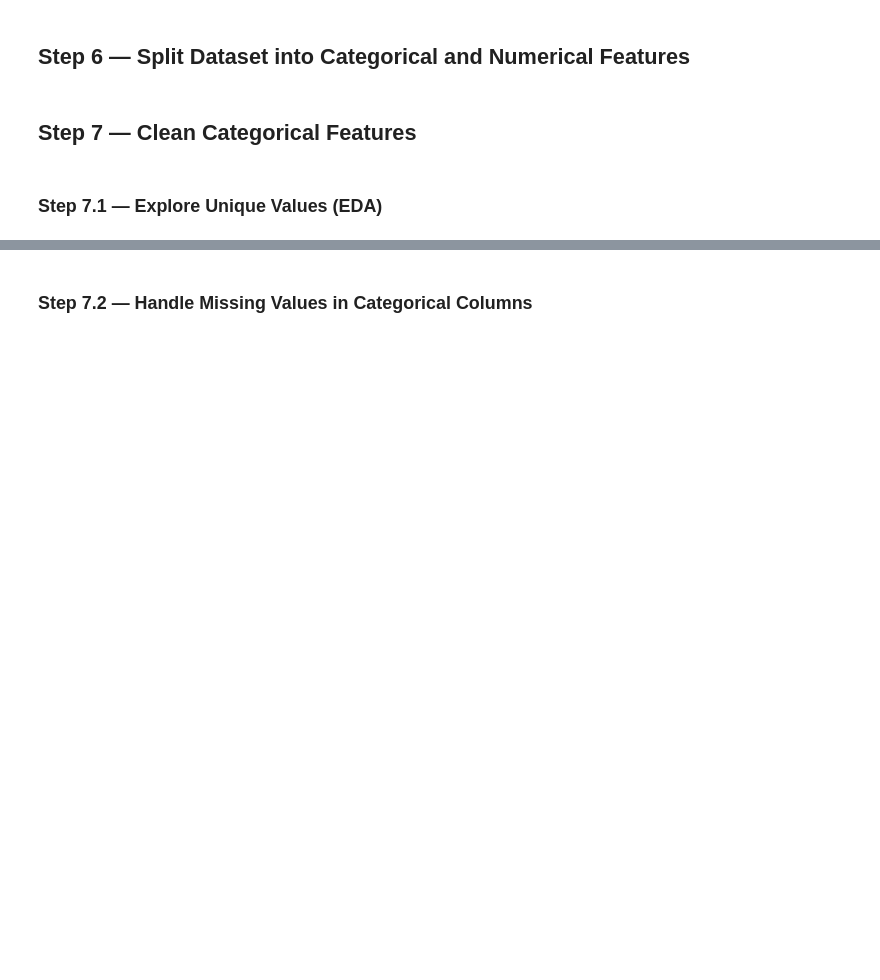
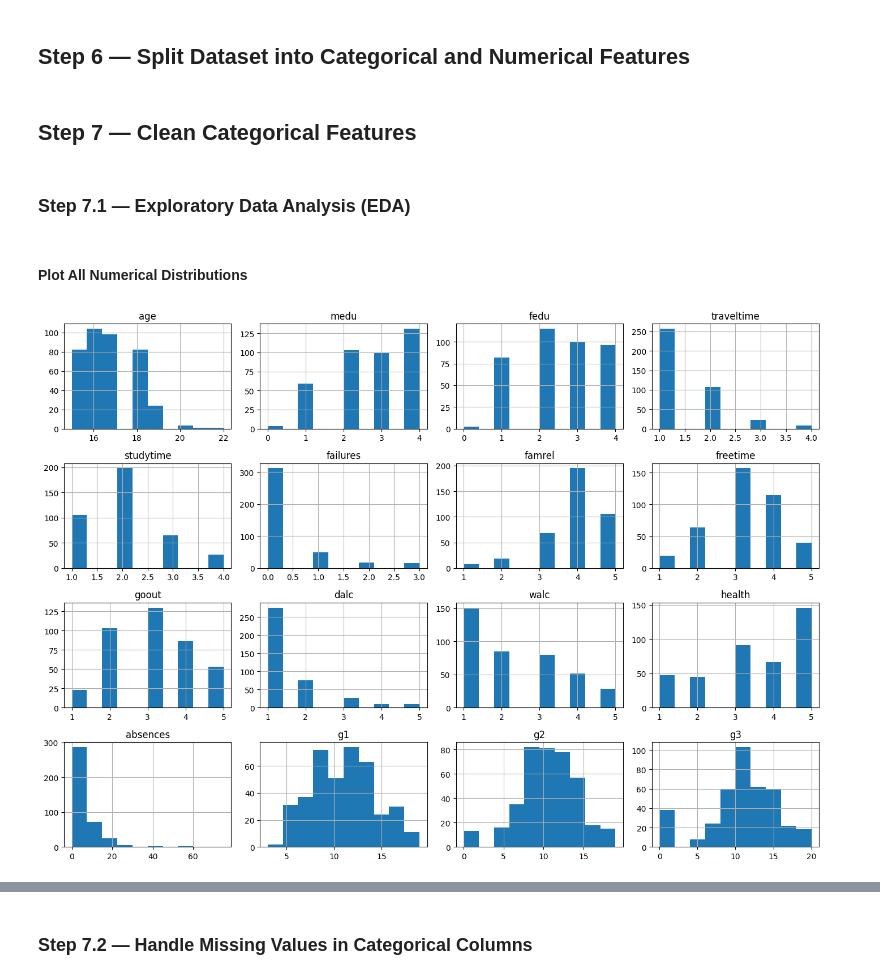
Before and after one commit to ruscobby/MikeWheeler, a Jupyter notebook: notebooks/01_data_cleaning_isailton.ipynb, the cells around one changed output, grey strips where cells are left out. Saved outputs shown, nothing was run; the diff lists cells and outputs as text; code cells hidden in the pictures; blank space fills up the shorter version.

```diff
--- a/notebooks/01_data_cleaning_isailton.ipynb
+++ b/notebooks/01_data_cleaning_isailton.ipynb
@@ -94,23 +223,38 @@ df = df.drop_duplicates()
 # - Duplicates can bias model training and evaluation.
 # %% [markdown]
 ## Step 6 — Split Dataset into Categorical and Numerical Features
+# %%
+# Step 6 - Separate categorical and numerical columns
+
+categorical_cols = df.select_dtypes(include="object").columns.tolist()
+numerical_cols = df.select_dtypes(exclude="object").columns.tolist()
 # %%
 # Step 6 - Identify categorical columns (non-numeric)
 
-categorical_cols = df.select_dtypes(include="object").columns
+# categorical_cols = df.select_dtypes(include="object").columns
 
 # Step 6 - Identify numerical columns
 
-numerical_cols = df.select_dtypes(include=["int64", "float64"]).columns
+# numerical_cols = df.select_dtypes(include=["int64", "float64"]).columns
 
-categorical_cols, numerical_cols
+# categorical_cols, numerical_cols
 
 # Explanation:
 # - Different data types require different preprocessing strategies.
 # %% [markdown]
 ## Step 7 — Clean Categorical Features
 # %% [markdown]
-### Step 7.1 — Explore Unique Values (EDA)
+### Step 7.1 — Exploratory Data Analysis (EDA)
+# %% [markdown]
+#### Plot All Numerical Distributions
+# %%
+# Step 7.1 - Visualize distributions of numerical features
+
+df[numerical_cols].hist(figsize=(14, 10))
+plt.tight_layout()
+plt.show()
+# %% [output]
+[figure, added]
 # %%
 # Step 7.1 - Explore unique values in each categorical column
 # This helps identify inconsistencies or typos
```
Also changed, not shown: parts of 103 cells of this notebook.
